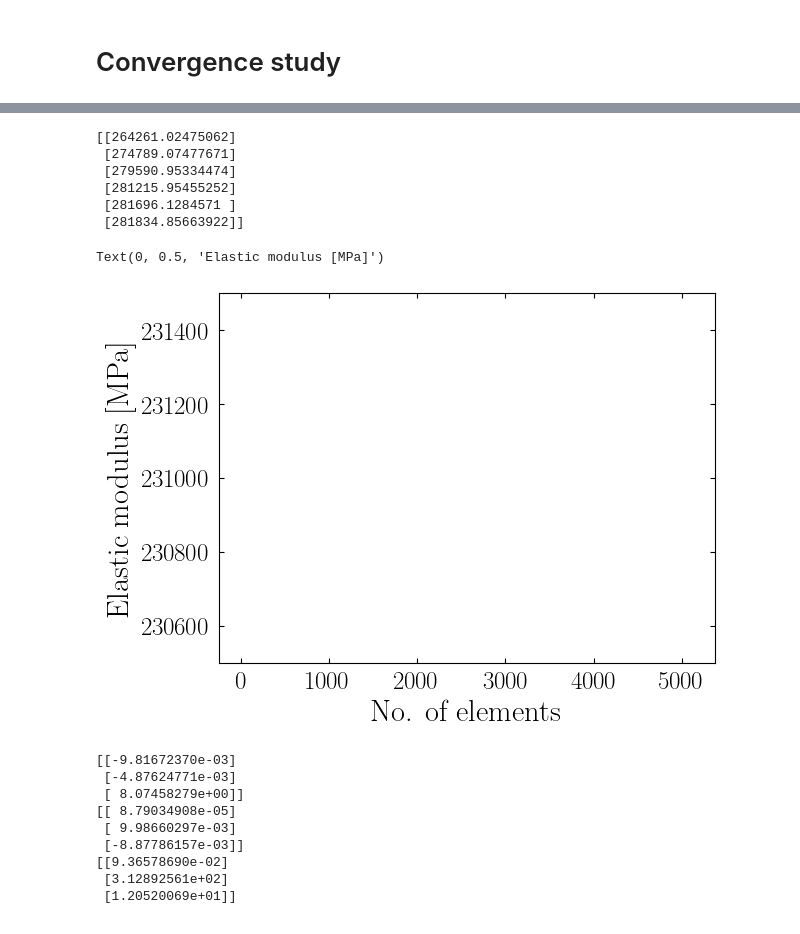
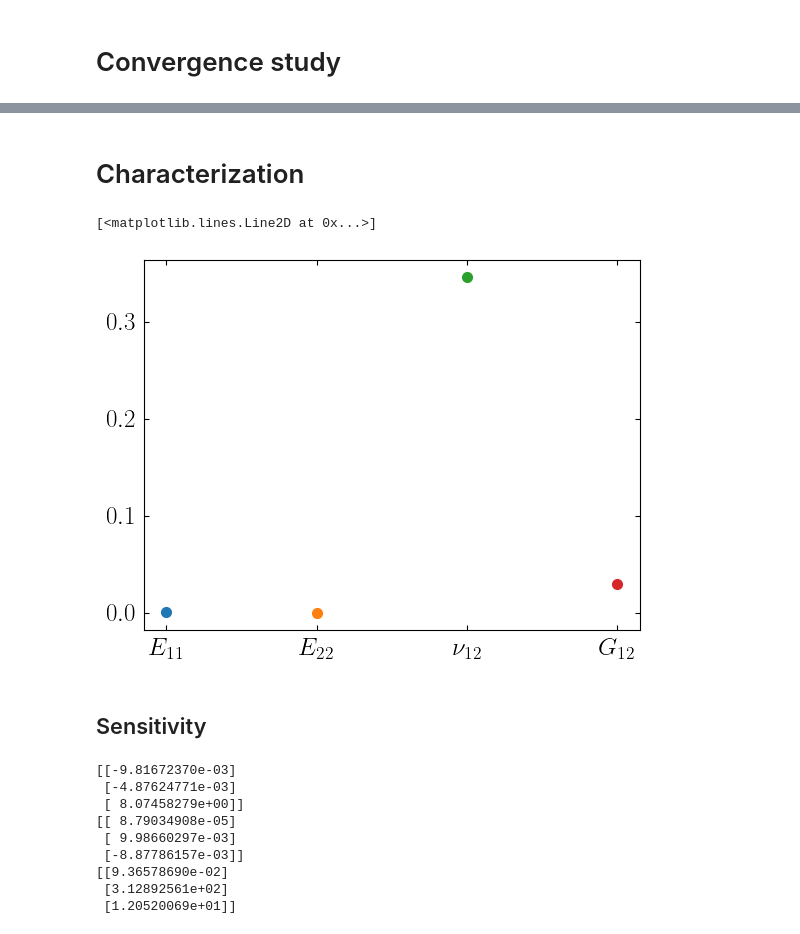
Before and after one commit to mnolaya/theory-of-fea, a Jupyter notebook: project/project_soln.ipynb, the cells around one changed output, grey strips where cells are left out. Cells and saved outputs as stored; diff of their text form; code cells hidden in the pictures.

```diff
--- a/project/project_soln.ipynb
+++ b/project/project_soln.ipynb
@@ -320,6 +165,12 @@ for fp in JOB_DIRS['linear'].glob('*mesh5*'):
 JOB_DIRS = {
     'linear': pathlib.Path('./jobs/linear'),
 }
+KNOWN_PROPS = {
+    'E11': 231000,
+    'E22': 15000,
+    'nu12': 0.21,
+    'G12': 15800,
+}
 # %%
 def get_stats_by_angle(job_id: str, job_dir: pathlib.Path) -> pl.DataFrame:
     stats = []
@@ -420,20 +280,0 @@ fig.tight_layout()
-# %%
-print(df.select(pl.col('S11')/pl.col('E11')).to_numpy())
-fig, ax = plt.subplots()
-ax.plot(df.select('elements'), df.select(pl.col('S11')/pl.col('E11')).to_numpy(), label='S11 (Linear)', marker='o', linestyle='none')
-# # ax.plot(df.select('elements'), df.select('S22')*100, label='S22 (Linear)', marker='o')
-# # ax.plot(df.select('elements'), df.select('E11')*100, label='E11 (Linear)', marker='o')
-# # ax.plot(df.select('elements'), df.select('E22_pct')*100, label='E22 (Linear)', marker='o')
-# ax.legend()
-ax.set_ylim([230500, 231500])
-ax.set_xlabel('No. of elements')
-ax.set_ylabel('Elastic modulus [MPa]')
-# %% [output]
-[[264261.02475062]
- [274789.07477671]
- [279590.95334474]
- [281215.95455252]
- [281696.1284571 ]
- [281834.85663922]]
-Text(0, 0.5, 'Elastic modulus [MPa]')
-[figure, removed]
@@ -447,0 +281,27 @@ eps = np.load(job_dir.joinpath('assembly_strain.npy'))
+# %% [markdown]
+# Characterization
+# %%
+def compute_props(df_0: pl.DataFrame, df_90: pl.DataFrame, df_45: pl.DataFrame, nelems: int) -> dict[str, float]:
+    E11 = df_90.filter(elements=nelems).select('SYY')/df_90.filter(elements=nelems).select('EYY')
+    E22 = df_0.filter(elements=nelems).select('SYY')/df_0.filter(elements=nelems).select('EYY')
+    nu12 = -1*df_90.filter(elements=nelems).select('EXX')/df_90.filter(elements=nelems).select('EYY')
+    G12 = df_45.filter(elements=nelems).select('SYY')/(2*(df_45.filter(elements=nelems).select('EYY') - df_45.filter(elements=nelems).select('EXX')))
+    return {
+        'E11': E11.item(),
+        'E22': E22.item(),
+        'nu12': nu12.item(),
+        'G12': G12.item()
+    }
+# %%
+char = compute_props(dfs[0], dfs[90], dfs[45], 1280)
+fig, ax = plt.subplots()
+ax.plot(r'$E_{11}$', 100*abs(char['E11'] - KNOWN_PROPS['E11'])/KNOWN_PROPS['E11'], marker='o')
+ax.plot(r'$E_{22}$', 100*abs(char['E22'] - KNOWN_PROPS['E22'])/KNOWN_PROPS['E22'], marker='o')
+ax.plot(r'$\nu_{12}$', 100*abs(char['nu12'] - KNOWN_PROPS['nu12'])/KNOWN_PROPS['nu12'], marker='o')
+ax.plot(r'$G_{12}$', 100*abs(char['G12'] - KNOWN_PROPS['G12'])/KNOWN_PROPS['G12'], marker='o')
+# ax.set_ylim(0.95, 1.05)
+# %% [output]
+[<matplotlib.lines.Line2D at 0x...>]
+[figure, added]
+# %% [markdown]
+## Sensitivity
```
Also changed, not shown: parts of 17 cells of this notebook, 32 other files.
